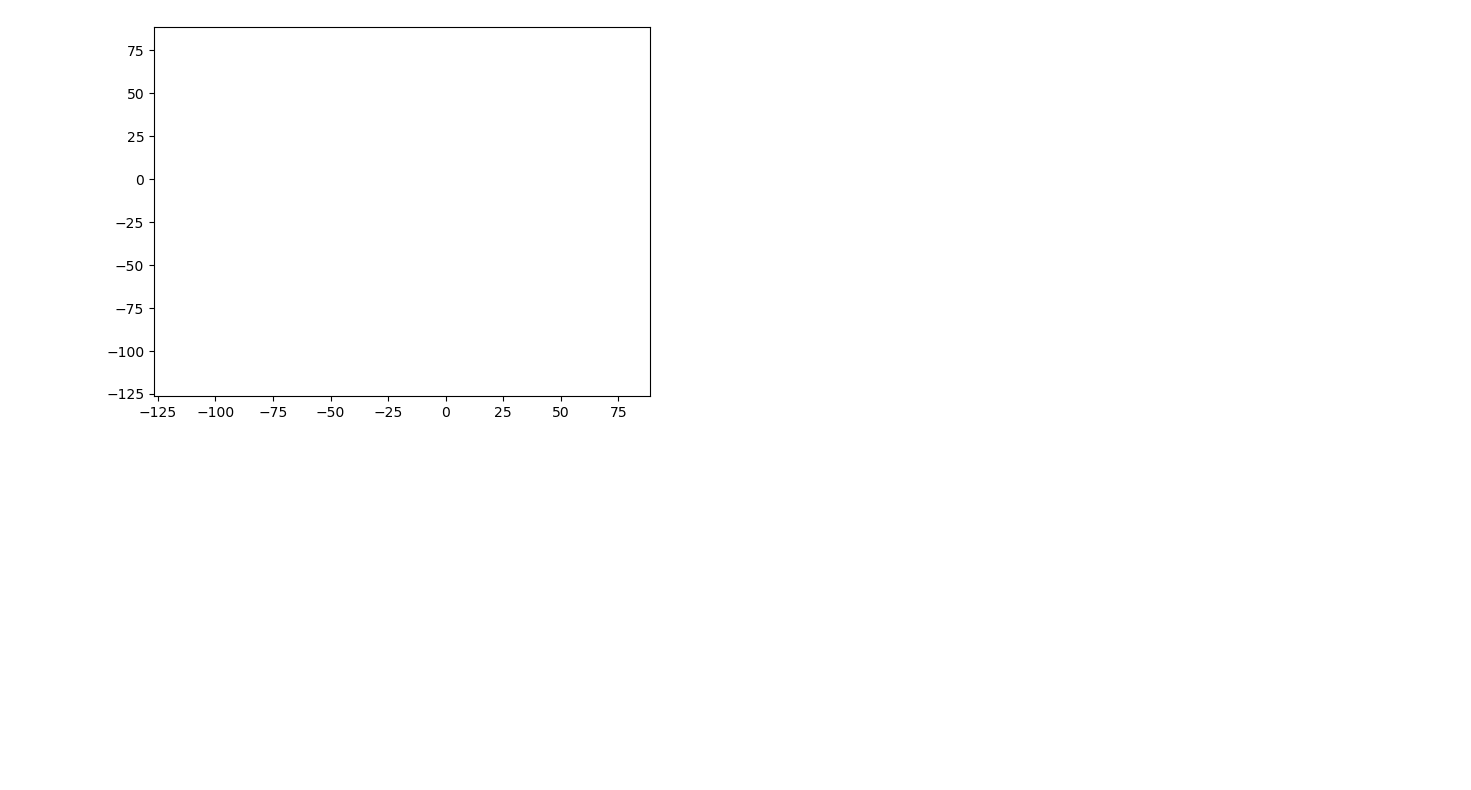
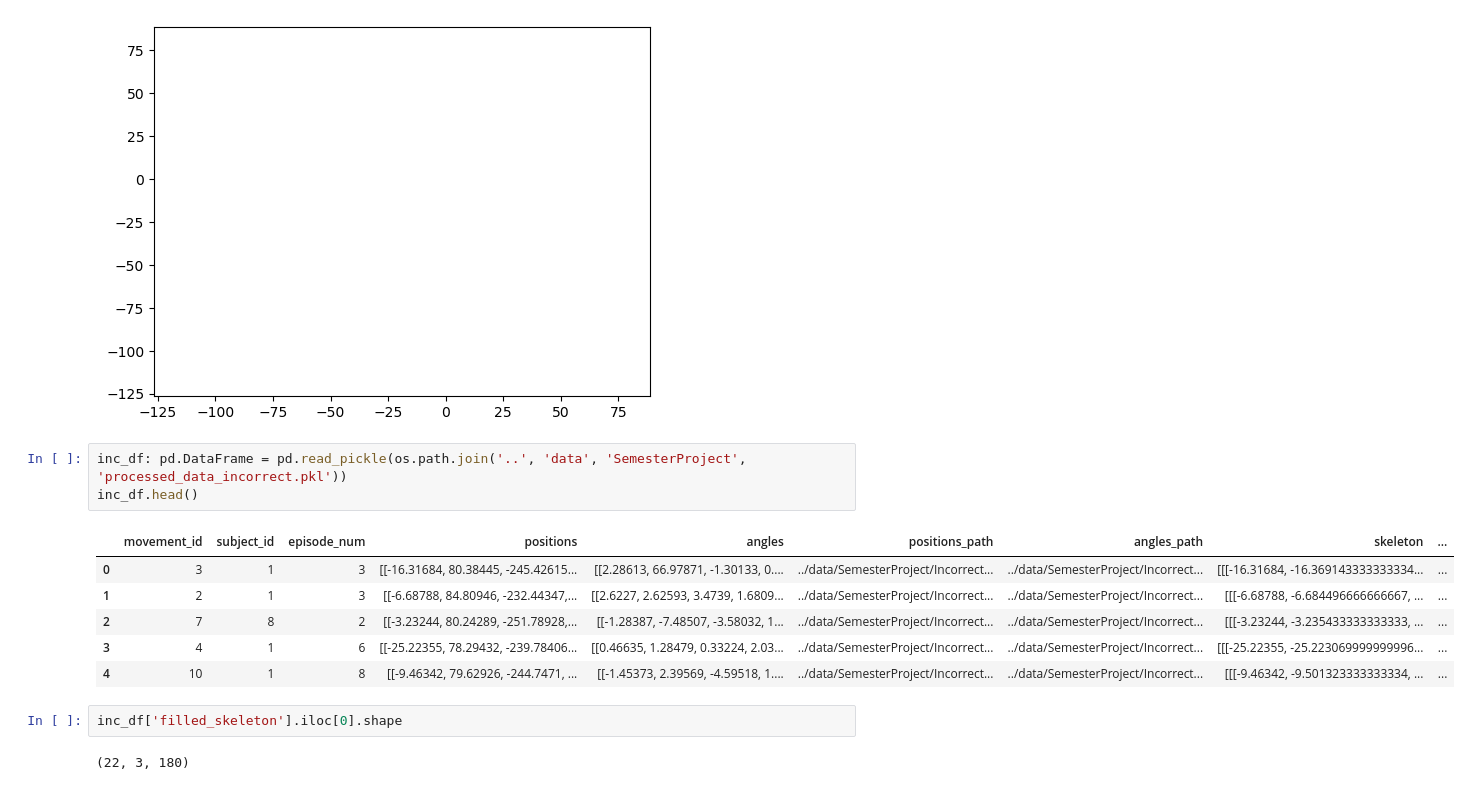
Before and after one commit to Duke02/Creating-AI-Enabled-Systems, a Jupyter notebook: Semester-Project/testing.ipynb, the cells around one changed output. Drawn from its saved outputs; the diff is of its cells as text; blank space fills up the shorter version.

Commit message:
Made more progress on Semester Project

```diff
--- a/Semester-Project/testing.ipynb
+++ b/Semester-Project/testing.ipynb
@@ -481,3 +481,17 @@ animation_obj = FuncAnimation(fig, animate, frames=skeleton_to_animate.shape[0],
 plt.show()
 # %% [output]
 [figure]
+# %%
+inc_df: pd.DataFrame = pd.read_pickle(os.path.join('..', 'data', 'SemesterProject', 'processed_data_incorrect.pkl'))
+inc_df.head()
+# %% [output]
+|  | movement_id | subject_id | episode_num | positions | angles | positions_path | angles_path | skeleton | ... |
+| 0 | 3 | 1 | 3 | [[-16.31684, 80.38445, -245.42615... | [[2.28613, 66.97871, -1.30133, 0.... | ../data/SemesterProject/Incorrect... | ../data/SemesterProject/Incorrect... | [[[-16.31684, -16.369143333333334... | ... |
+| 1 | 2 | 1 | 3 | [[-6.68788, 84.80946, -232.44347,... | [[2.6227, 2.62593, 3.4739, 1.6809... | ../data/SemesterProject/Incorrect... | ../data/SemesterProject/Incorrect... | [[[-6.68788, -6.684496666666667, ... | ... |
+| 2 | 7 | 8 | 2 | [[-3.23244, 80.24289, -251.78928,... | [[-1.28387, -7.48507, -3.58032, 1... | ../data/SemesterProject/Incorrect... | ../data/SemesterProject/Incorrect... | [[[-3.23244, -3.235433333333333, ... | ... |
+| 3 | 4 | 1 | 6 | [[-25.22355, 78.29432, -239.78406... | [[0.46635, 1.28479, 0.33224, 2.03... | ../data/SemesterProject/Incorrect... | ../data/SemesterProject/Incorrect... | [[[-25.22355, -25.223069999999996... | ... |
+| 4 | 10 | 1 | 8 | [[-9.46342, 79.62926, -244.7471, ... | [[-1.45373, 2.39569, -4.59518, 1.... | ../data/SemesterProject/Incorrect... | ../data/SemesterProject/Incorrect... | [[[-9.46342, -9.501323333333334, ... | ... |
+# %%
+inc_df['filled_skeleton'].iloc[0].shape
+# %% [output]
+(22, 3, 180)
```
Also changed, not shown: parts of 2 cells of this notebook, 4 other files.
